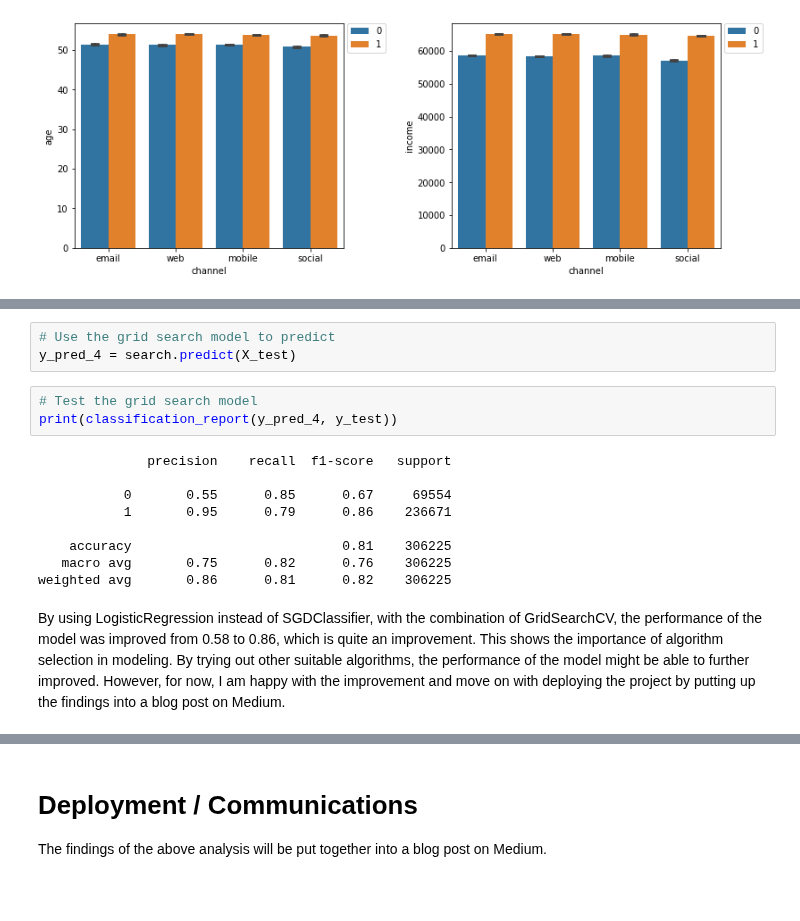
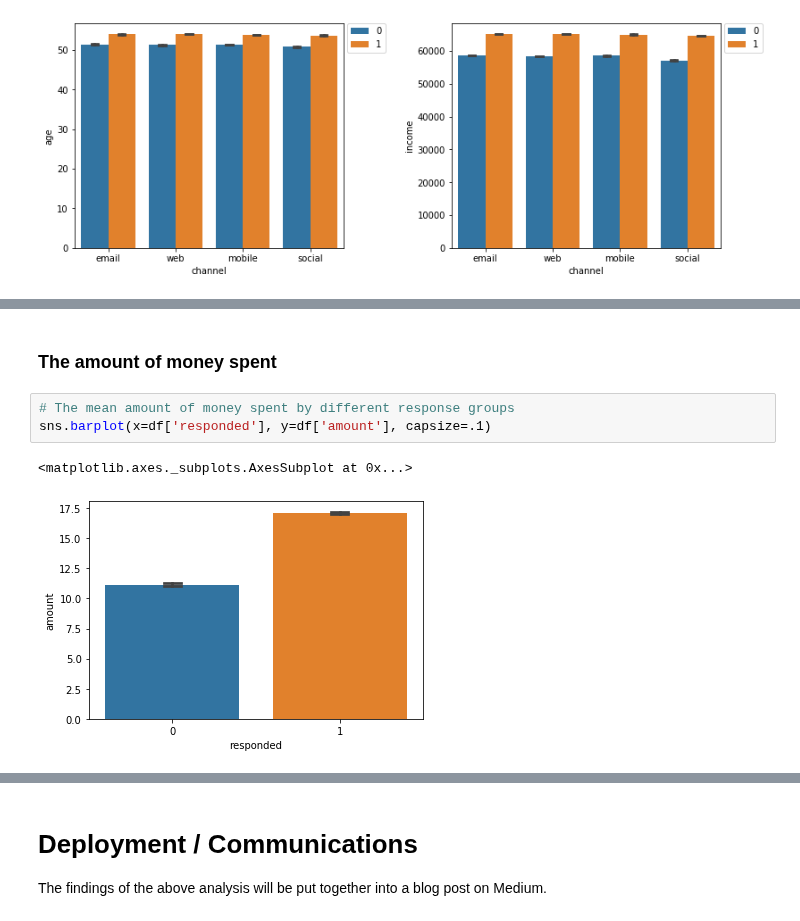
Before and after one commit to Kilie/starbucks, a Jupyter notebook: Starbucks_Capstone_notebook.ipynb, the cells around one changed output, grey strips where cells are left out. Drawn from its saved outputs; the diff is of its cells as text; blank space fills up the shorter version.

```diff
--- a/Starbucks_Capstone_notebook.ipynb
+++ b/Starbucks_Capstone_notebook.ipynb
@@ -1001,17 +786,8 @@ Fitting 5 folds for each of 8 candidates, totalling 40 fits
-# %%
-# Use the grid search model to predict
-y_pred_4 = search.predict(X_test)
-# %%
-# Test the grid search model
-print(classification_report(y_pred_4, y_test))
-# %% [output]
-              precision    recall  f1-score   support
-
-           0       0.55      0.85      0.67     69554
-           1       0.95      0.79      0.86    236671
-
-    accuracy                           0.81    306225
-   macro avg       0.75      0.82      0.76    306225
-weighted avg       0.86      0.81      0.82    306225
-# %% [markdown]
-By using LogisticRegression instead of SGDClassifier, with the combination of GridSearchCV, the performance of the model was improved from 0.58 to 0.86, which is quite an improvement. This shows the importance of algorithm selection in modeling. By trying out other suitable algorithms, the performance of the model might be able to further improved. However, for now, I am happy with the improvement and move on with deploying the project by putting up the findings into a blog post on Medium.
+# %% [markdown]
+### The amount of money spent
+# %%
+# The mean amount of money spent by different response groups
+sns.barplot(x=df['responded'], y=df['amount'], capsize=.1)
+# %% [output]
+<matplotlib.axes._subplots.AxesSubplot at 0x...>
+[figure, added]
```
Also changed, not shown: parts of 40 cells of this notebook.
